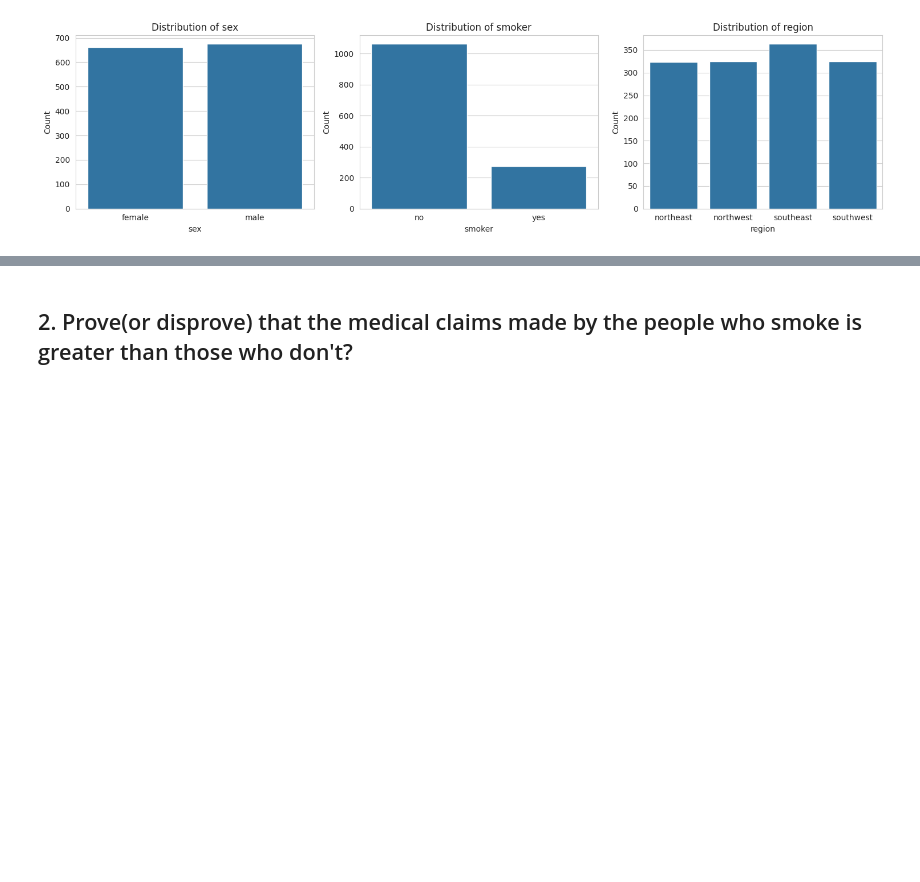
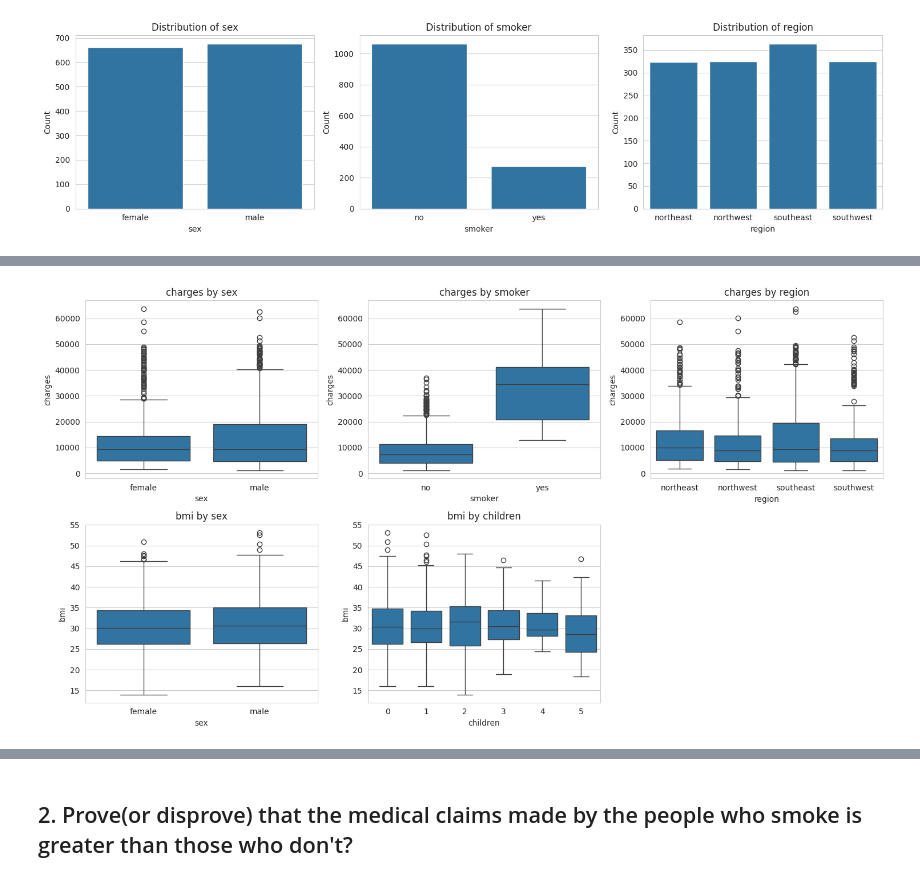
Before and after one commit to MonishDY/AI-Track, a Jupyter notebook: Capstone Project/MonishDY_230701195_Axis_Case_Study.ipynb, the cells around one changed output, grey strips where cells are left out. Drawn from its saved outputs; the diff is of its cells as text; code cells hidden in the pictures; blank space fills up the shorter version.

```diff
--- a/Capstone Project/MonishDY_230701195_Axis_Case_Study.ipynb
+++ b/Capstone Project/MonishDY_230701195_Axis_Case_Study.ipynb
@@ -368,0 +388,21 @@ plt.show()
+# %%
+cat_num = [('sex', 'charges'),
+           ('smoker', 'charges'),
+           ('region', 'charges'),
+           ('sex', 'bmi'),
+           ('children', 'bmi')]
+
+fig, axes = plt.subplots(2, 3, figsize=(15,8))
+axes = axes.flatten()
+
+for ax, (cat, num) in zip(axes, cat_num):
+    sns.boxplot(data=data, x=cat, y=num, ax=ax)
+    ax.set_title(f'{num} by {cat}')
+
+# Remove unused subplot
+fig.delaxes(axes[-1])
+
+plt.tight_layout()
+plt.show()
+# %% [output]
+[figure, added]
```
Also changed, not shown: parts of 39 cells of this notebook.
